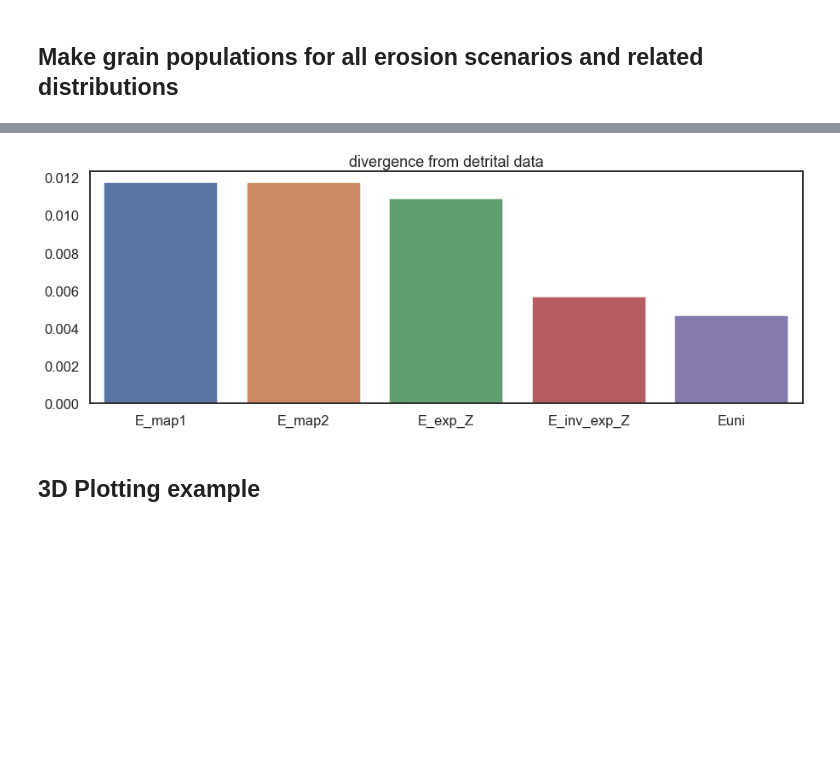
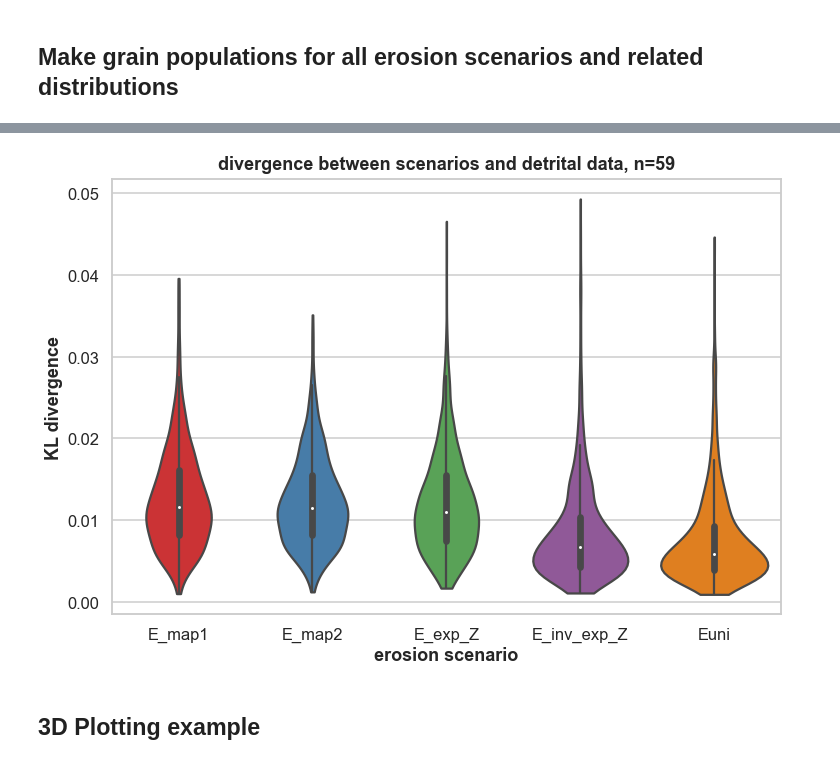
Before and after one commit to toddehlers/ESD_thermotrace, a Jupyter notebook: ESD_thermotrace.ipynb, the cells around one changed output, grey strips where cells are left out. Cells and saved outputs as stored; diff of their text form; code cells hidden in the pictures; blank space fills up the shorter version.

Commit message:
stopped complex plot, added violins

```diff
--- a/ESD_thermotrace.ipynb
+++ b/ESD_thermotrace.ipynb
@@ -729,15 +728,12 @@ ax1 = fig.add_subplot(gspec[0])
 color=iter(cm.Set1(np.linspace(0,1,9))) # np.linspace(0,1,len(scen_labels))
 for scen,df in dists.items():
     if scen != 'detrital data':
-        if scen == 'Euni':
-            c='k'
-        else:
-            c=next(color)
+        c=next(color)
         sns.lineplot(df.vals,df.hist_y,color=c,label='_nolegend_', ax=ax1, lw=4)
 
 # plot detrital data pdf
 sns.distplot(pops['detrital data'],hist=False,
-             kde_kws={'color':next(color),'linewidth':4},label='_nolegend_', ax=ax1)
+             kde_kws={'color':'k','linewidth':4},label='_nolegend_', ax=ax1)
 ax1.set(xlim=(dd.age.min(),dd.age.max()), ylabel='frequency', xlabel='', xticks=[],
         title='Modeled Distribution vs Detrital Distribution')
 
@@ -750,15 +746,15 @@ for i in np.arange(100):
     if i==0:
         dist1 = make_dists(pop1)
         sns.lineplot(dist1.vals,dist1.cdf_y,
-                     color='k', alpha=0.1, lw=1, ax=ax2, label='Euni, n='+str(len(dd)))
+                     color='orange', alpha=0.1, lw=1, ax=ax2, label='Euni, n='+str(len(dd)))
     else:
         dist1 = make_dists(pop1)
         sns.lineplot(dist1.vals, dist1.cdf_y,
-                     color='k', alpha=0.1, lw=1, ax=ax2, label='_nolegend_')
+                     color='orange', alpha=0.1, lw=1, ax=ax2, label='_nolegend_')
 
 color=iter(cm.Set1(np.linspace(0,1,9))) # np.linspace(0,1,len(scen_labels))
 for scen,df in dists.items():
-    if scen == 'Euni':
+    if scen == 'detrital data':
         c='k'
     else:
         c=next(color)
@@ -988,32 +989,50 @@ plot_confidence(prob_dict=probs, all_k=all_k)
 # %%
-def get_Pdiff(res_p, d):
-    '''
-    res_p = resampled population p, with n=k
-    d = real distribution of p
-    returns characteristic Pdiff, modified after Brewer et al. (2003)
-    '''
-    res_p = np.array(res_p)
-    res_p.sort()
-    res_p_vals, res_p_valcount = np.unique(res_p, return_counts=True)
-    res_d = res_p_valcount.cumsum()/res_p_valcount.sum()
-    # sum(np.abs(res_d-np.interp(x=res_p_vals,xp=d.vals,fp=d.cdf_y))/res_d*100)/len(d.vals)
-    return sum(np.abs(np.interp(x=res_p_vals,xp=d.vals,fp=d.cdf_y)-res_d))/2
+# def get_Pdiff(res_p, d):
+#     '''
+#     res_p = resampled population p, with n=k
+#     d = real distribution of p
+#     returns characteristic Pdiff, modified after Brewer et al. (2003)
+#     '''
+#     res_p = np.array(res_p)
+#     res_p.sort()
+#     res_p_vals, res_p_valcount = np.unique(res_p, return_counts=True)
+#     res_d = res_p_valcount.cumsum()/res_p_valcount.sum()
+#     # sum(np.abs(res_d-np.interp(x=res_p_vals,xp=d.vals,fp=d.cdf_y))/res_d*100)/len(d.vals)
+#     return sum(np.abs(np.interp(x=res_p_vals,xp=d.vals,fp=d.cdf_y)-res_d))/2
 
-ks = []
-kl = []
-p = []
+# allocate dataframe to store all iteration results
+iter_results = pd.DataFrame(columns=['divergence','stat_kind','scenario'])
+D_list = [] # empty list to receive divergence of each iteration
+stat_kind_list = []
+scenario_list = [] # empty list to receive scenario name of each iteration
+
+# array of sample sizes, all equal to number of measured grains
+k_array = np.round(np.ones(k_iter)*len(dd)).astype(int)
+
+# iterate through erosion scenarios
 for scen in scen_labels+[ref_scen]:
-    ks.append(get_KS(dd.age, dists[scen]))
-    kl.append(get_KL(dd.age, dists[scen]))
-    p.append(get_Pdiff(dd.age, dists[scen]))
-ks = np.array(ks)
-kl = np.array(kl)
-p = np.array(p)
+    KS_list = [get_KS(np.random.choice(pops[scen],k),dists['detrital data']) for k in k_array]
+    KL_list = [get_KL(np.random.choice(pops[scen],k),dists['detrital data']) for k in k_array]
+    D_list = D_list + KS_list + KL_list
+    stat_kind_list = stat_kind_list + ['KS statistic' for i in KS_list] + ['KL divergence' for i in KL_list]
+    scenario_list = scenario_list + [scen for i in KS_list+KL_list]
+iter_results.divergence = D_list
+iter_results.stat_kind = stat_kind_list
+iter_results.scenario = scenario_list
 
-fig = plt.figure(figsize=(15,5))
+sns.set_style('whitegrid')
+fig = plt.figure(figsize=(12,8))
 ax = fig.add_subplot()
-# sns.barplot(x=np.array(scen_labels+[ref_scen]),y=ks, ax=ax)
-sns.barplot(x=np.array(scen_labels+[ref_scen]),y=kl, ax=ax)
-# sns.barplot(x=np.array(scen_labels+[ref_scen]),y=p, ax=ax)
-ax.set(title='divergence from detrital data')
+
+# choose stat once again: [get_KS, 'KS statistic'] or [get_KL,'KL divergence']
+stat = [get_KL,'KL divergence']
+
+sns.violinplot(data=iter_results[iter_results.stat_kind==stat[1]], x='scenario',y='divergence', ax=ax,
+               cut=0, scale='area', palette=iter(cm.Set1(np.linspace(0,1,9))))
+
+ax.set_xlabel('erosion scenario', fontdict={'weight':'bold'})
+ax.set_ylabel(stat[1], fontdict={'weight':'bold'})
+ax.set_title('divergence between scenarios and detrital data, n='+str(len(dd)), pad=10, fontdict={'weight':'bold'})
+
+fig.savefig(opf+'/fit_to_detrital_data_violinplot.pdf', dpi=200)
 # %% [output]
@@ -1021,4 +1039,4 @@ ax.set(title='divergence from detrital data')
-[figure, old version]
+[figure, new version]
 # %% [markdown]
 ## 3D Plotting example
 # %%
```
Also changed, not shown: parts of 9 cells of this notebook, 8 other files.
